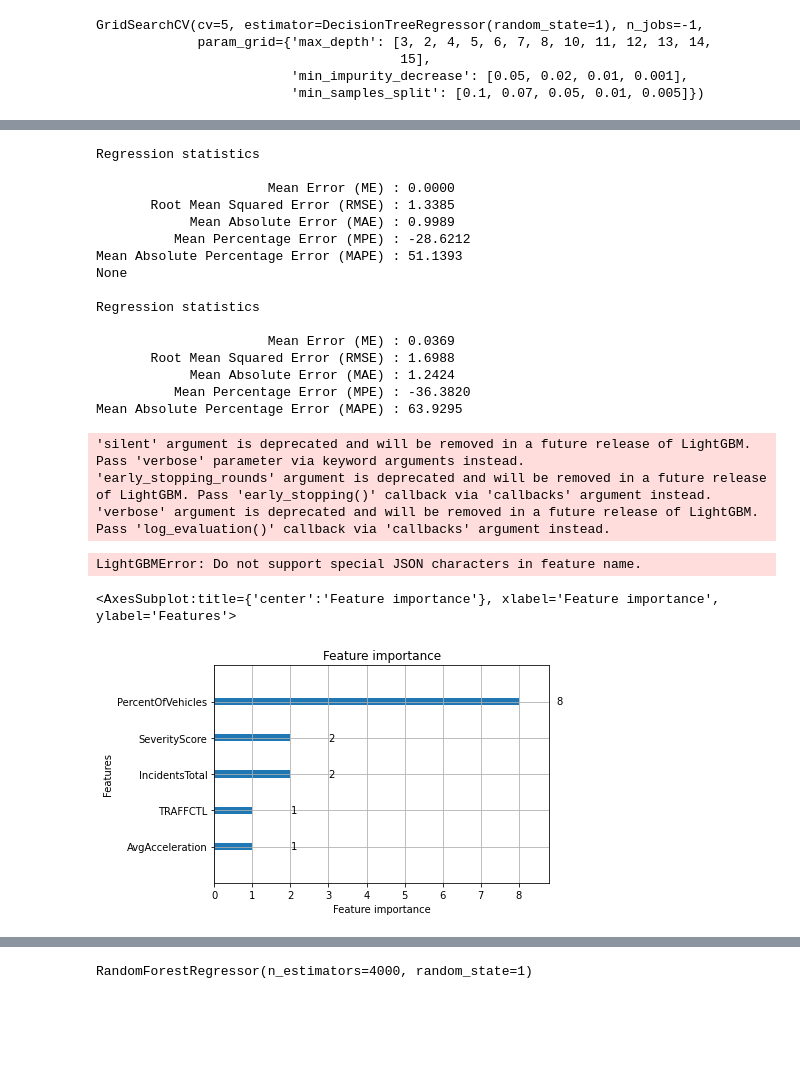
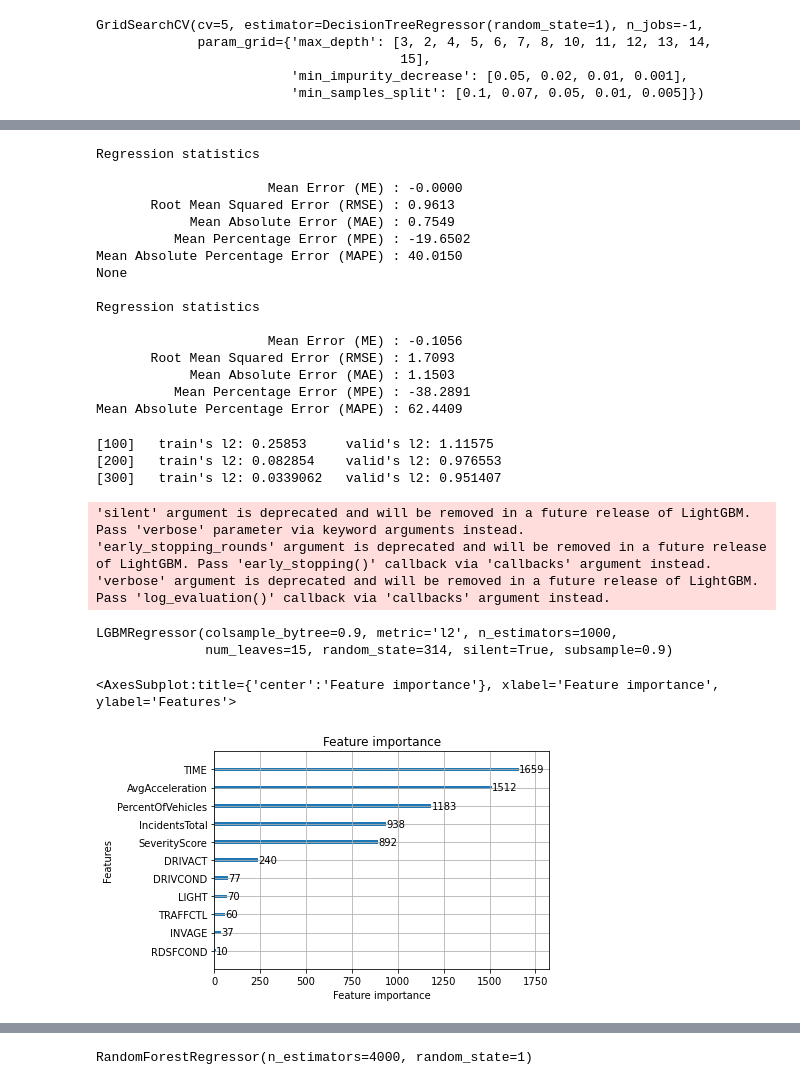
Before and after one commit to Vincent-Kwan/Safe-Roads-Competition, a Jupyter notebook: Regression.ipynb, the cells around one changed output, grey strips where cells are left out. Cells and saved outputs as stored; diff of their text form; code cells hidden in the pictures; blank space fills up the shorter version.

```diff
--- a/Regression.ipynb
+++ b/Regression.ipynb
@@ -33,7 +33,7 @@ ultimate_df['LIGHT'] = ultimate_df['LIGHT'].apply(util.lc)
 ultimate_df['TRAFFCTL'] = ultimate_df['TRAFFCTL'].apply(util.tc)
 ultimate_df['DRIVACT'] = ultimate_df['DRIVACT'].apply(util.actc)
 ultimate_df['DRIVCOND'] = ultimate_df['DRIVCOND'].apply(util.condc)
-#ultimate_df['VEHTYPE'] = ultimate_df['VEHTYPE'].apply(util.vehc)
+ultimate_df['VEHTYPE'] = ultimate_df['VEHTYPE'].apply(util.vehc)
 ultimate_df['INVAGE'] = ultimate_df['INVAGE'].apply(util.agec)
 #ultimate_df['MANOEUVER'] = ultimate_df['MANOEUVER'].apply(util.manc)
 # %%
@@ -142,6 +142,7 @@ for c in X.columns:
     col_type = X[c].dtype
     if col_type == 'object' or col_type.name == 'category':
         X[c] = X[c].astype('category')
+        X[c] = X[c].cat.codes
 # %% [output]
 A value is trying to be set on a copy of a slice from a DataFrame.
 Try using .loc[row_indexer,col_indexer] = value instead
@@ -150,7 +156,7 @@ See the caveats in the documentation: https://pandas.pydata.org/pandas-docs/stab
 # %%
 Y = ultimate_df['COUNT']
 
-train_X, valid_X, train_Y, valid_Y =  train_test_split(X, Y, test_size = 0.3, random_state = 1)
+train_X, valid_X, train_Y, valid_Y =  train_test_split(X, Y, test_size = 0.2, random_state = 1)
 # %%
 # Does the model perform better than the null model?
 # Our created models must be able to beat this:
@@ -217,25 +225,25 @@ regressionSummary(valid_Y, gridSearch.best_estimator_.predict(valid_X))
 # %% [output]
 Regression statistics
 
-                      Mean Error (ME) : 0.0000
-       Root Mean Squared Error (RMSE) : 1.3385
-            Mean Absolute Error (MAE) : 0.9989
-          Mean Percentage Error (MPE) : -28.6212
-Mean Absolute Percentage Error (MAPE) : 51.1393
+                      Mean Error (ME) : -0.0000
+       Root Mean Squared Error (RMSE) : 0.9613
+            Mean Absolute Error (MAE) : 0.7549
+          Mean Percentage Error (MPE) : -19.6502
+Mean Absolute Percentage Error (MAPE) : 40.0150
 None
 
 Regression statistics
 
-                      Mean Error (ME) : 0.0369
-       Root Mean Squared Error (RMSE) : 1.6988
-            Mean Absolute Error (MAE) : 1.2424
-          Mean Percentage Error (MPE) : -36.3820
-Mean Absolute Percentage Error (MAPE) : 63.9295
+                      Mean Error (ME) : -0.1056
+       Root Mean Squared Error (RMSE) : 1.7093
+            Mean Absolute Error (MAE) : 1.1503
+          Mean Percentage Error (MPE) : -38.2891
+Mean Absolute Percentage Error (MAPE) : 62.4409
 # %%
-fit_params={"early_stopping_rounds":10,
-            "eval_metric" : 'auc',
-            "eval_set" : [(valid_X, valid_Y)],
-            'eval_names': ['valid'],
+fit_params={"early_stopping_rounds": 50,
+            "eval_metric" : 'l2',
+            "eval_set" : [(valid_X, valid_Y), (train_X, train_Y)],
+            'eval_names': ['valid','train'],
             'verbose': 100,
             'feature_name': 'auto',
             'categorical_feature': 'auto' # automatically deals with cat features
@@ -244,8 +252,8 @@ fit_params={"early_stopping_rounds":10,
 lgbreg = lgb.LGBMRegressor(num_leaves= 15, max_depth=-1,
                          random_state=314,
                          silent=True,
-                         metric='logloss',
-                         n_jobs=4,
+                         metric='l2',
+                         n_jobs= -1,
                          n_estimators=1000,
                          colsample_bytree=0.9,
                          subsample=0.9,
@@ -253,12 +261,16 @@ lgbreg = lgb.LGBMRegressor(num_leaves= 15, max_depth=-1,
 
 lgbreg.fit(train_X, train_Y, **fit_params)
 # %% [output]
-'silent' argument is deprecated and will be removed in a future release of LightGBM. Pass 'verbose' parameter via keyword arguments instead.
-'early_stopping_rounds' argument is deprecated and will be removed in a future release of LightGBM. Pass 'early_stopping()' callback via 'callbacks' argument instead.
-'verbose' argument is deprecated and will be removed in a future release of LightGBM. Pass 'log_evaluation()' callback via 'callbacks' argument instead.
+[100]   train's l2: 0.25853     valid's l2: 1.11575
+[200]   train's l2: 0.082854    valid's l2: 0.976553
+[300]   train's l2: 0.0339062   valid's l2: 0.951407
-LightGBMError: Do not support special JSON characters in feature name.
+'silent' argument is deprecated and will be removed in a future release of LightGBM. Pass 'verbose' parameter via keyword arguments instead.
+'early_stopping_rounds' argument is deprecated and will be removed in a future release of LightGBM. Pass 'early_stopping()' callback via 'callbacks' argument instead.
+'verbose' argument is deprecated and will be removed in a future release of LightGBM. Pass 'log_evaluation()' callback via 'callbacks' argument instead.
+LGBMRegressor(colsample_bytree=0.9, metric='l2', n_estimators=1000,
+              num_leaves=15, random_state=314, silent=True, subsample=0.9)
 # %%
-lgb.plot_importance(lgbreg))
+lgb.plot_importance(lgbreg)
 # %% [output]
 <AxesSubplot:title={'center':'Feature importance'}, xlabel='Feature importance', ylabel='Features'>
-[figure, old version]
+[figure, new version]
```
Also changed, not shown: parts of 24 cells of this notebook.
